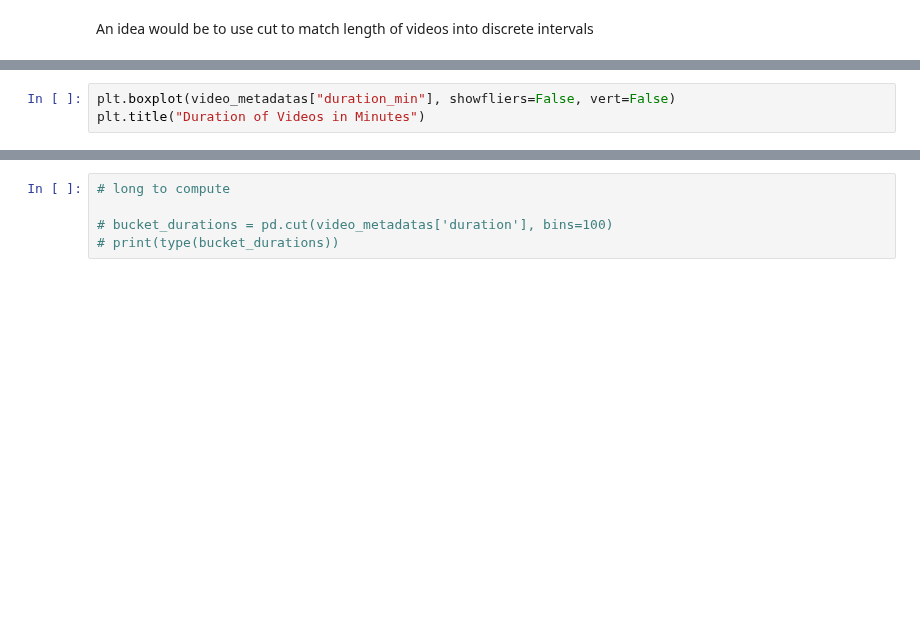
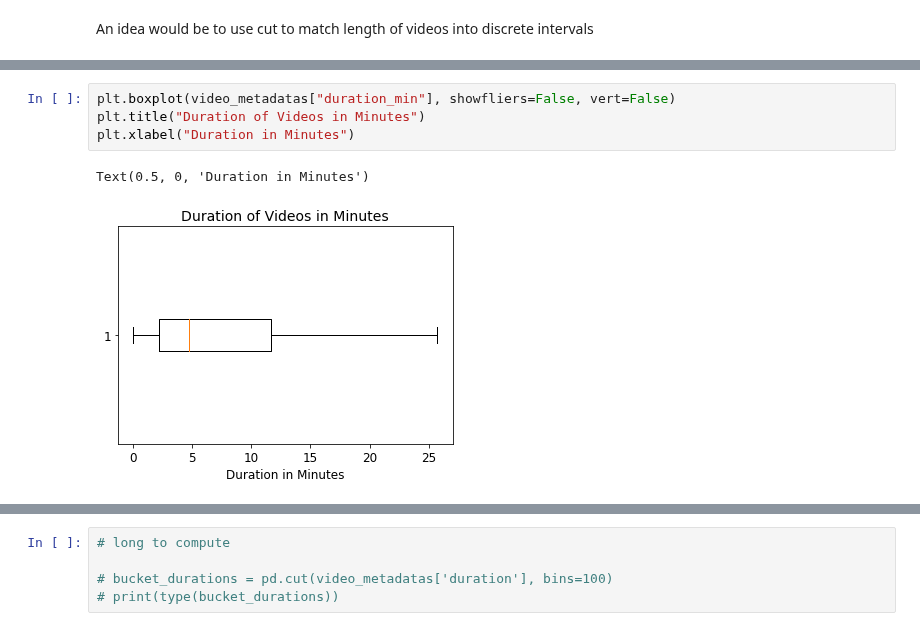
Before and after one commit to epfl-ada/ada-2022-project-adaptation, a Jupyter notebook: impl.ipynb, the cells around one changed output, grey strips where cells are left out. Drawn from its saved outputs; the diff is of its cells as text; blank space fills up the shorter version.

```diff
--- a/impl.ipynb
+++ b/impl.ipynb
@@ -69,6 +110,10 @@ video_metadatas.duration_min.describe()
 # %%
 plt.boxplot(video_metadatas["duration_min"], showfliers=False, vert=False)
 plt.title("Duration of Videos in Minutes")
+plt.xlabel("Duration in Minutes")
+# %% [output]
+Text(0.5, 0, 'Duration in Minutes')
+[figure, added]
 # %%
 duration_min_cumul = plt.hist(
     video_metadatas.duration_min, bins=100, log=True, cumulative=-1, histtype="step"
```
Also changed, not shown: parts of 32 cells of this notebook.
